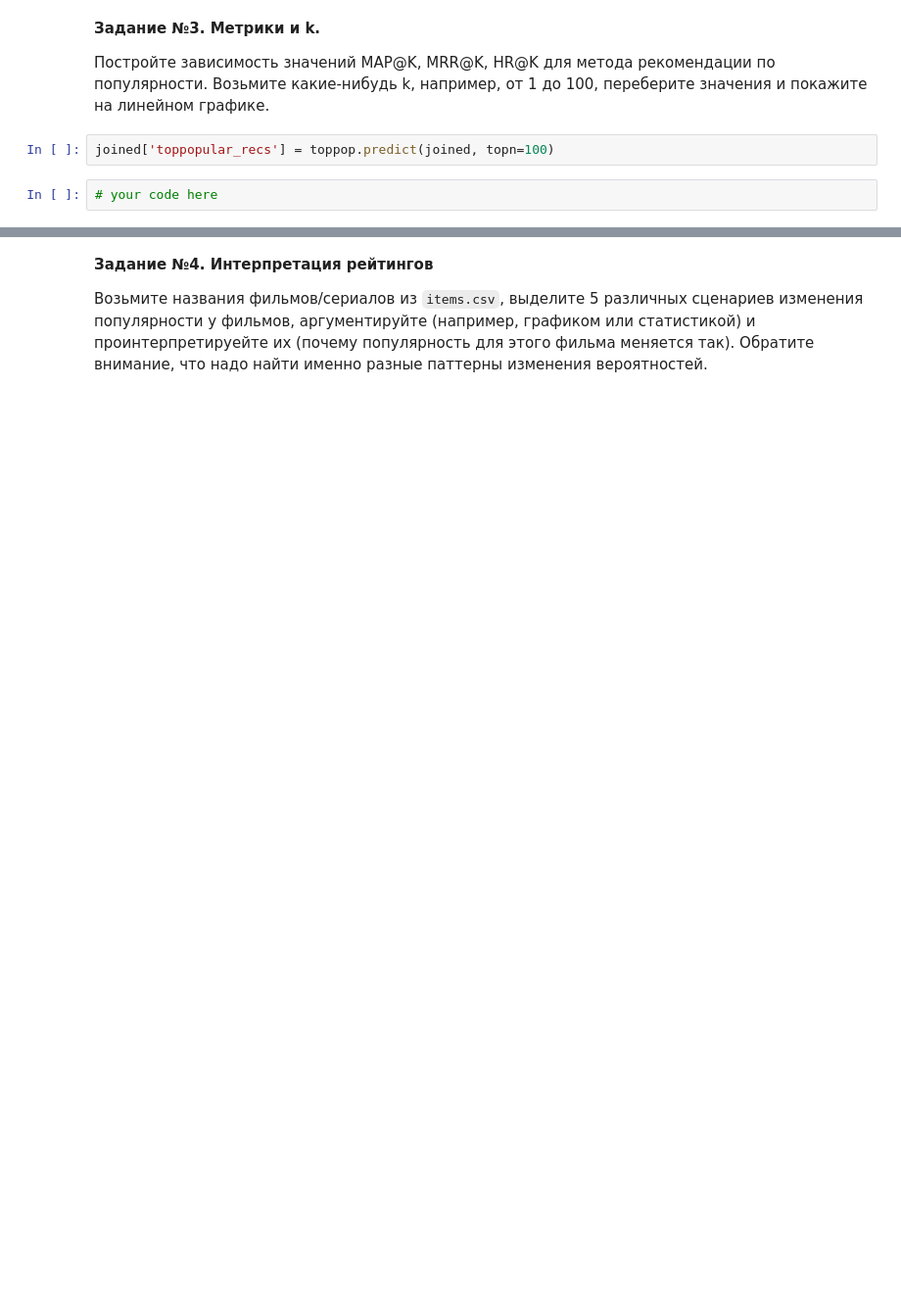
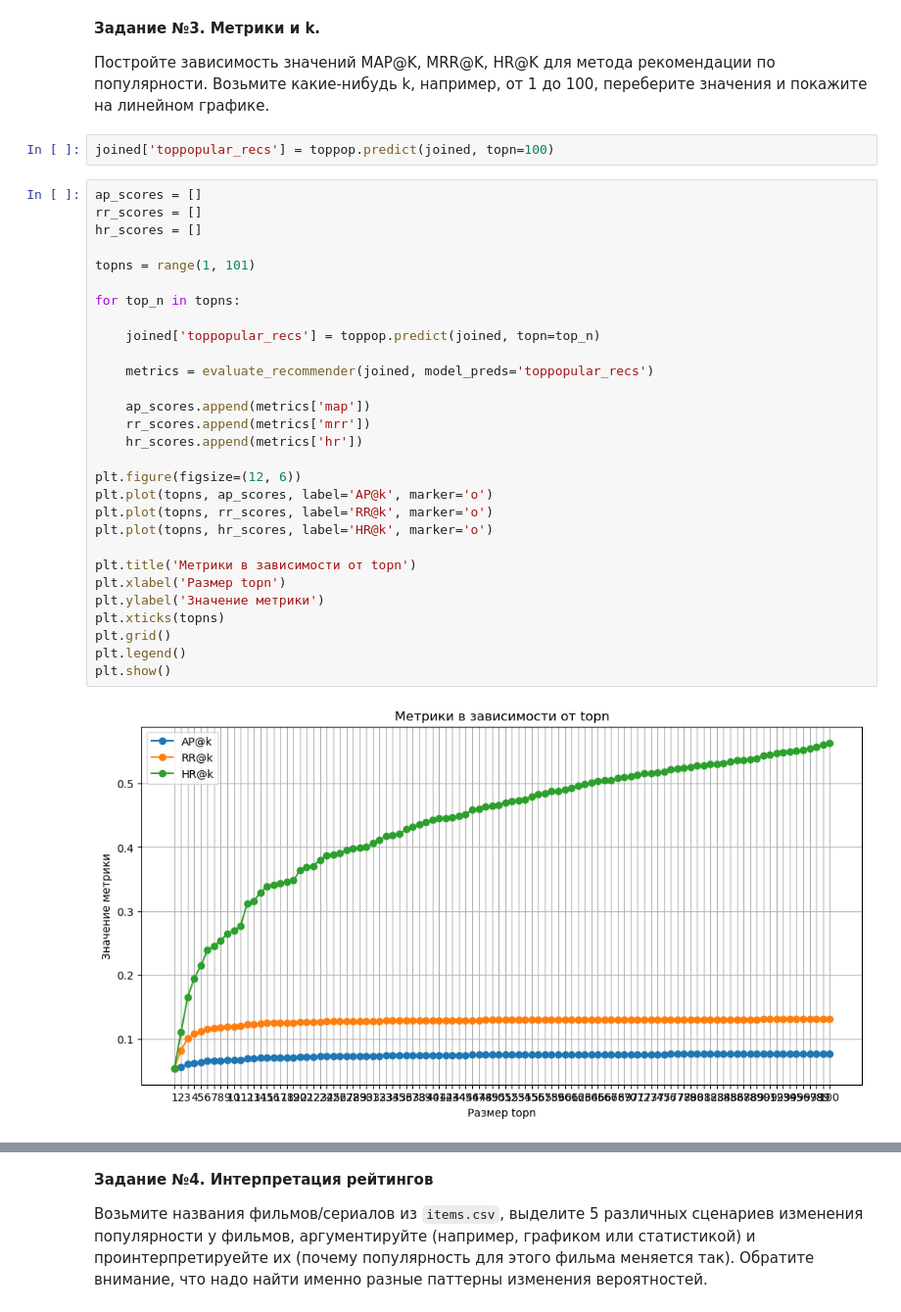
Before and after one commit to xanderkov/HSE-RecSys, a Jupyter notebook: hw-01/HSE RecSys Homework 1.ipynb, the cells around one changed output, grey strips where cells are left out. Shown: that part at 98% size. Drawn from its saved outputs; the diff is of its cells as text; blank space fills up the shorter version.

```diff
--- a/hw-01/HSE RecSys Homework 1.ipynb
+++ b/hw-01/HSE RecSys Homework 1.ipynb
@@ -310,7 +403,36 @@ class TopPopularWeighted(TopPopular):
 # %%
 joined['toppopular_recs'] = toppop.predict(joined, topn=100)
 # %%
-# your code here
+ap_scores = []
+rr_scores = []
+hr_scores = []
+
+topns = range(1, 101)
+
+for top_n in topns:
+
+    joined['toppopular_recs'] = toppop.predict(joined, topn=top_n)
+
+    metrics = evaluate_recommender(joined, model_preds='toppopular_recs')
+
+    ap_scores.append(metrics['map'])
+    rr_scores.append(metrics['mrr'])
+    hr_scores.append(metrics['hr'])
+
+plt.figure(figsize=(12, 6))
+plt.plot(topns, ap_scores, label='AP@k', marker='o')
+plt.plot(topns, rr_scores, label='RR@k', marker='o')
+plt.plot(topns, hr_scores, label='HR@k', marker='o')
+
+plt.title('Метрики в зависимости от topn')
+plt.xlabel('Размер topn')
+plt.ylabel('Значение метрики')
+plt.xticks(topns)
+plt.grid()
+plt.legend()
+plt.show()
+# %% [output]
+[figure, added]
 # %% [markdown]
 Хорошенько подумайте и ответьте на вопросы ниже.
 
```
Also changed, not shown: parts of 46 cells of this notebook.
